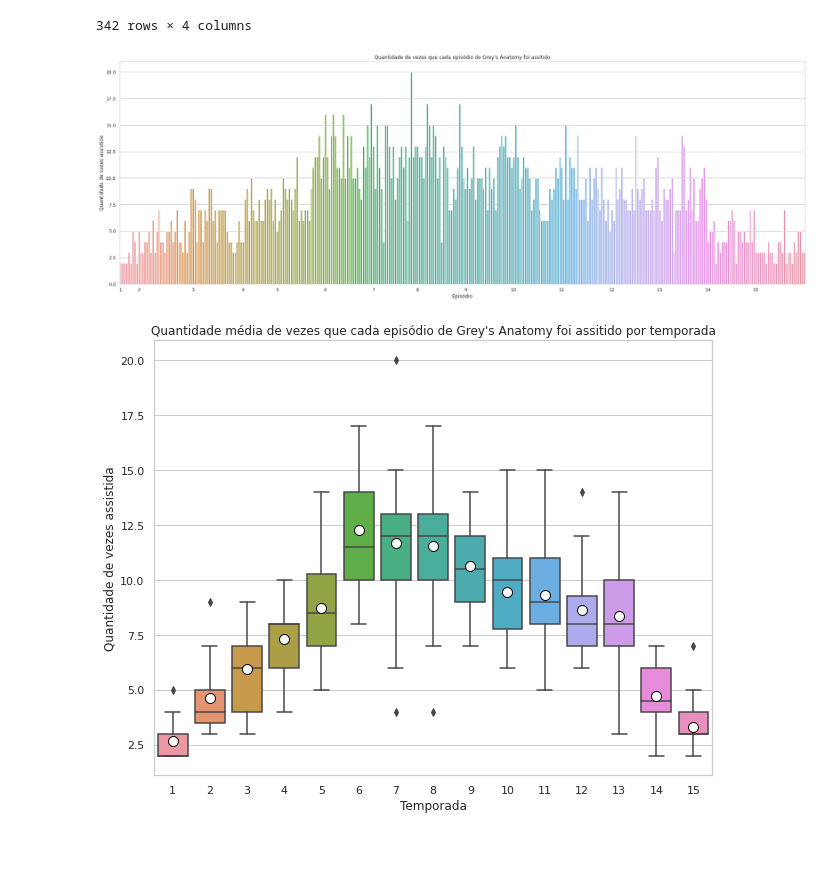
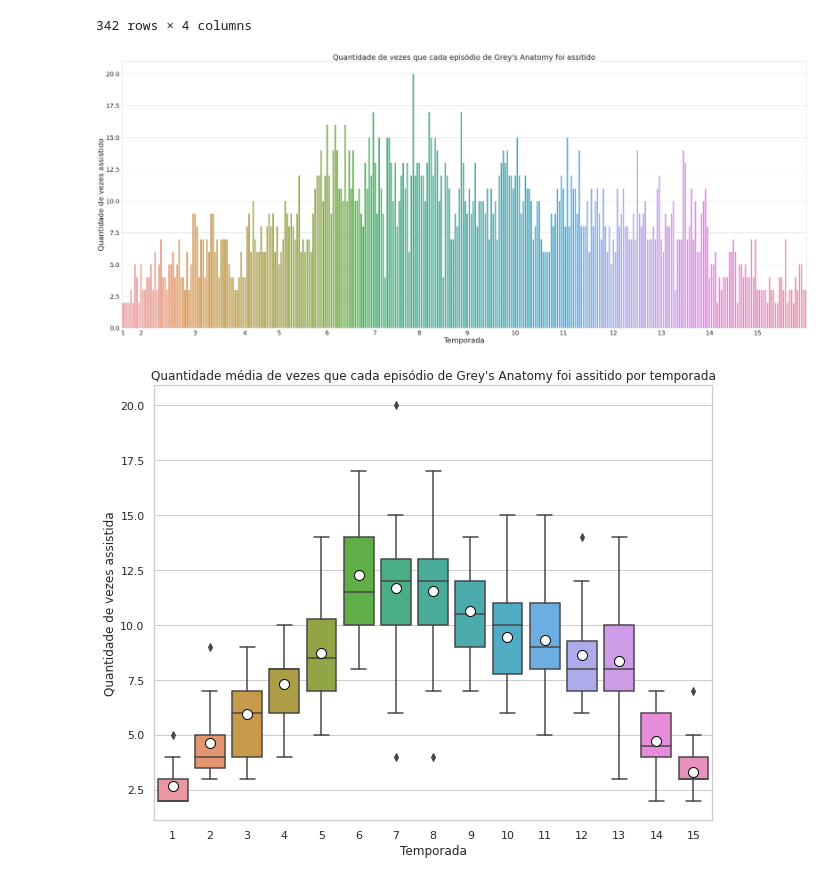
Before and after one commit to luciaemiliaeu/netflix_data_analysis, a Jupyter notebook: netflix_data_analysis.ipynb, the cells around one changed output. Drawn from its saved outputs; the diff is of its cells as text; code cells hidden in the pictures; blank space fills up the shorter version.

```diff
--- a/netflix_data_analysis.ipynb
+++ b/netflix_data_analysis.ipynb
@@ -571,17 +515,19 @@ ranking_greys
 # %%
 labels = ranking_greys[ranking_greys['#episodio']==1]['Temporada']
 # %%
-figure = plt.figure(figsize=(30,10))
+figure = plt.figure(figsize=(50,20))
 sns.barplot(x=ranking_greys.index,
             y = 'count',
             data=ranking_greys)
-plt.xticks(labels.index, labels.values)
-plt.xlabel('Episódio')
-plt.ylabel('Quantidade de vezes assistido')
-plt.title("Quantidade de vezes que cada episódio de Grey's Anatomy foi assitido")
+plt.xticks(labels.index, labels.values, fontsize= 25)
+plt.yticks(fontsize= 25)
+plt.xlabel('Temporada', fontsize= 30)
+plt.ylabel('Quantidade de vezes assistido', fontsize= 30)
+plt.title("Quantidade de vezes que cada episódio de Grey's Anatomy foi assitido",
+          fontsize= 30)
 plt.show()
 # %% [output]
-[figure, old version]
+[figure, new version]
 # %%
 figure = plt.figure(figsize=(10,8))
 sns.set_theme(style="whitegrid")
```
Also changed, not shown: parts of 13 cells of this notebook.
